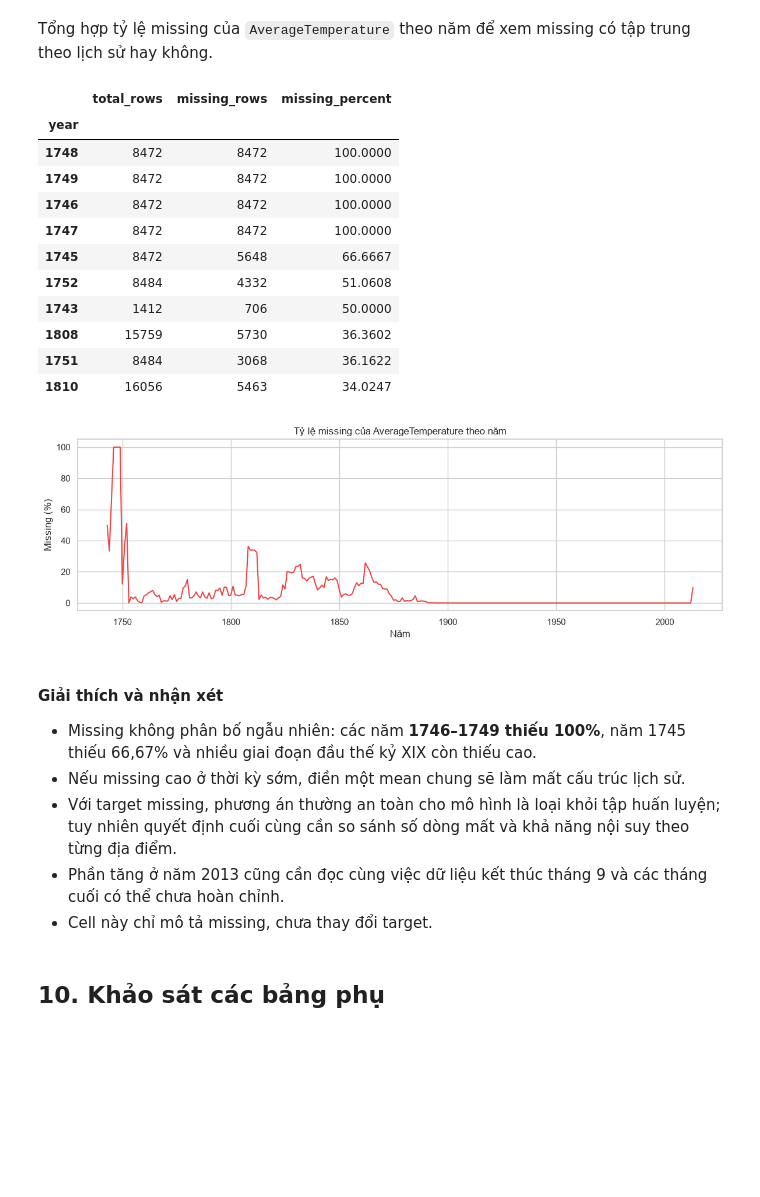
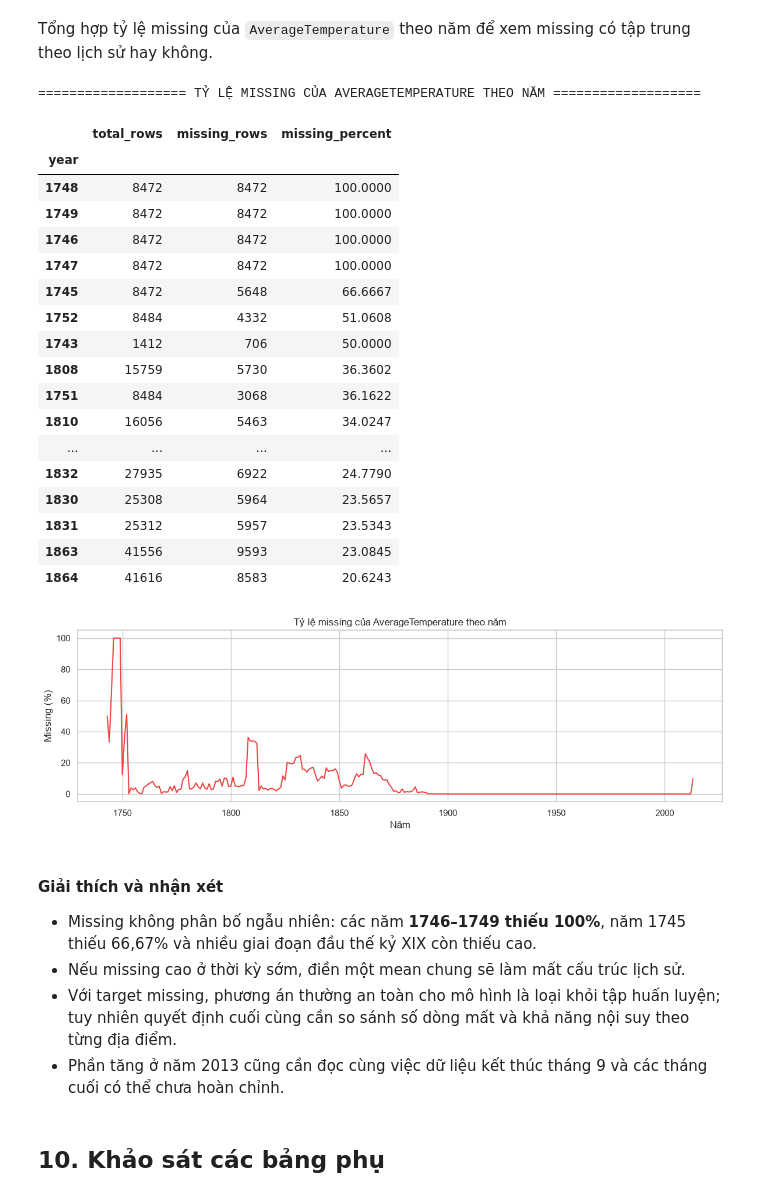
Before and after one commit to Sekaiiii1/Global-Surface-Temperature-Analysis, a Jupyter notebook: notebooks/01_data_understanding.ipynb, the cells around one changed output. Saved outputs shown, nothing was run; the diff lists cells and outputs as text; code cells hidden in the pictures; blank space fills up the shorter version.

```diff
--- a/notebooks/01_data_understanding.ipynb
+++ b/notebooks/01_data_understanding.ipynb
@@ -708,35 +720,42 @@ target_missing_by_year = (
     )
 )
 target_missing_by_year["missing_percent"] = (
     target_missing_by_year["missing_rows"]
     / target_missing_by_year["total_rows"]
     * 100
 )
-
-display(target_missing_by_year.sort_values("missing_percent", ascending=False).head(10))
+print("=================== TỶ LỆ MISSING CỦA AVERAGETEMPERATURE THEO NĂM ===================")
+display(target_missing_by_year.sort_values("missing_percent", ascending=False).head(20))
 
 target_missing_by_year["missing_percent"].plot(
     figsize=(12, 4),
     color="#EF4444",
     title="Tỷ lệ missing của AverageTemperature theo năm",
 )
 plt.xlabel("Năm")
 plt.ylabel("Missing (%)")
 plt.tight_layout()
 plt.show()
 # %% [output]
+=================== TỶ LỆ MISSING CỦA AVERAGETEMPERATURE THEO NĂM ===================
 |  | total_rows | missing_rows | missing_percent |
 | year |  |  |  |
 | 1748 | 8472 | 8472 | 100.0000 |
 | 1749 | 8472 | 8472 | 100.0000 |
 | 1746 | 8472 | 8472 | 100.0000 |
 | 1747 | 8472 | 8472 | 100.0000 |
 | 1745 | 8472 | 5648 | 66.6667 |
 | 1752 | 8484 | 4332 | 51.0608 |
 | 1743 | 1412 | 706 | 50.0000 |
 | 1808 | 15759 | 5730 | 36.3602 |
 | 1751 | 8484 | 3068 | 36.1622 |
 | 1810 | 16056 | 5463 | 34.0247 |
+| ... | ... | ... | ... |
+| 1832 | 27935 | 6922 | 24.7790 |
+| 1830 | 25308 | 5964 | 23.5657 |
+| 1831 | 25312 | 5957 | 23.5343 |
+| 1863 | 41556 | 9593 | 23.0845 |
+| 1864 | 41616 | 8583 | 20.6243 |
 [figure]
 # %% [markdown]
 #### Giải thích và nhận xét
@@ -745,7 +764,6 @@ plt.show()
 - Nếu missing cao ở thời kỳ sớm, điền một mean chung sẽ làm mất cấu trúc lịch sử.
 - Với target missing, phương án thường an toàn cho mô hình là loại khỏi tập huấn luyện; tuy nhiên quyết định cuối cùng cần so sánh số dòng mất và khả năng nội suy theo từng địa điểm.
 - Phần tăng ở năm 2013 cũng cần đọc cùng việc dữ liệu kết thúc tháng 9 và các tháng cuối có thể chưa hoàn chỉnh.
-- Cell này chỉ mô tả missing, chưa thay đổi target.
 # %% [markdown]
 ## 10. Khảo sát các bảng phụ
 # %% [markdown]
```
Also changed, not shown: parts of 4 cells of this notebook.
